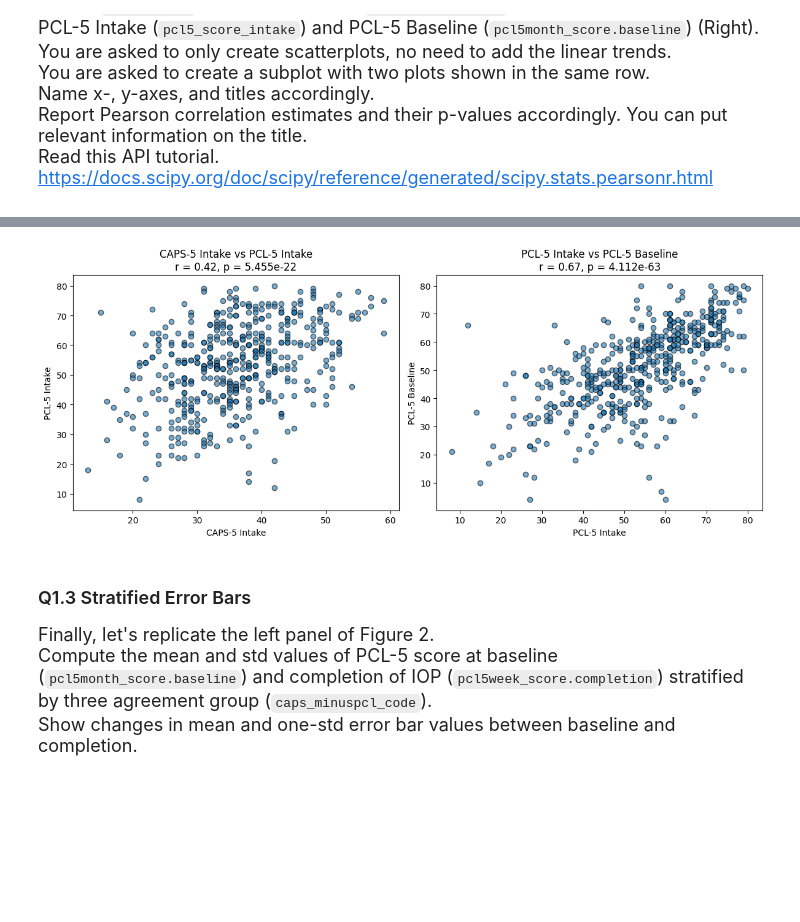
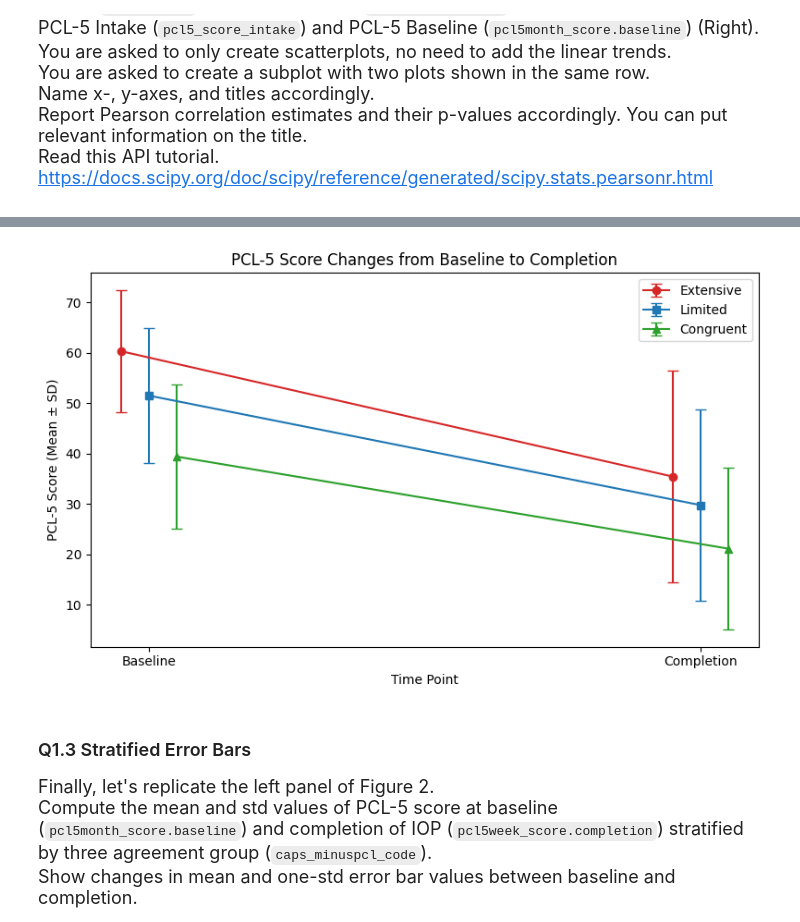
Before and after one commit to yuchenanna/BIOS-584, a Jupyter notebook: Quiz3.ipynb, the cells around one changed output, grey strips where cells are left out. Cells and saved outputs as stored; diff of their text form; code cells hidden in the pictures; blank space fills up the shorter version.

```diff
--- a/Quiz3.ipynb
+++ b/Quiz3.ipynb
@@ -159,52 +159,57 @@ Report Pearson correlation estimates and their p-values accordingly. You can put
 Read this API tutorial. https://docs.scipy.org/doc/scipy/reference/generated/scipy.stats.pearsonr.html
 # %%
 # write your own code below
-import re
-from scipy.stats import pearsonr
+x_arr = np.array(['Baseline', 'Completion'])
+x_arr_num = np.array([0, 1])
 
-def find_col(df, must_contain):
-    tokens = [t.lower() for t in must_contain]
-    for c in df.columns:
-        cl = c.lower()
-        if all(t in cl for t in tokens):
-            return c
-    raise KeyError(f"Could not find a column containing tokens: {must_contain}")
+ptsd_df = ptsd_df.rename(columns=lambda c: c.replace(".", "_") if "." in c else c)
 
-caps_col   = find_col(ptsd_df, ["caps", "intake"])
-pcl_in_col = find_col(ptsd_df, ["pcl5", "intake"])
+baseline_col   = "pcl5month_score_baseline"
+completion_col = "pcl5week_score_completion"
+group_col      = "caps_minuspcl_code"
+
+summary = (
+    ptsd_df.groupby(group_col)[[baseline_col, completion_col]]
+    .agg(["mean", "std"])
+    .round(2)
+)
+display(summary)
+
+groups = summary.index.to_numpy()  # [1, 2, 3]
+baseline_mean = summary[(baseline_col, "mean")].to_numpy()
+baseline_std  = summary[(baseline_col, "std")].to_numpy()
+completion_mean = summary[(completion_col, "mean")].to_numpy()
+completion_std  = summary[(completion_col, "std")].to_numpy()
+
+offset = 0.05
+colors = ['tab:red', 'tab:blue', 'tab:green']
+markers = ['o', 's', '^']
+labels = ['Extensive', 'Limited', 'Congruent']
+
+plt.figure(figsize=(8, 5))
+
+for i, (color, marker, label) in enumerate(zip(colors, markers, labels)):
+    x_shift = x_arr_num + (i - 1) * offset
+    y_mean = [baseline_mean[i], completion_mean[i]]
+    y_err  = [baseline_std[i], completion_std[i]]
+
+    plt.errorbar(
+        x_shift,
+        y_mean,
+        yerr=y_err,
+        fmt=marker + '-',
+        color=color,
+        markersize=6,
+        capsize=4,
+        label=label
+    )
 
 
-try:
-    pcl_base_col = find_col(ptsd_df, ["pcl5", "baseline"])
-except KeyError:
-    pcl_base_col = find_col(ptsd_df, ["pcl5", "month"])
-
-safe_name = re.sub(r"[^0-9a-zA-Z_]+", "_", pcl_base_col)
-if safe_name != pcl_base_col:
-    ptsd_df = ptsd_df.rename(columns={pcl_base_col: safe_name})
-    pcl_base_col = safe_name
-
-xy1 = ptsd_df[[caps_col, pcl_in_col]].dropna()
-xy2 = ptsd_df[[pcl_in_col, pcl_base_col]].dropna()
-
-if len(xy1) < 2 or len(xy2) < 2:
-    raise ValueError("Not enough non-missing rows to compute Pearson correlations.")
-
-r1, p1 = pearsonr(xy1[caps_col],   xy1[pcl_in_col])
-r2, p2 = pearsonr(xy2[pcl_in_col], xy2[pcl_base_col])
-
-fig, axes = plt.subplots(1, 2, figsize=(12, 5))
-
-axes[0].scatter(xy1[caps_col], xy1[pcl_in_col], alpha=0.6, edgecolor="k")
-axes[0].set_xlabel("CAPS-5 Intake")
-axes[0].set_ylabel("PCL-5 Intake")
-axes[0].set_title(f"CAPS-5 Intake vs PCL-5 Intake\nr = {r1:.2f}, p = {p1:.4g}")
-
-axes[1].scatter(xy2[pcl_in_col], xy2[pcl_base_col], alpha=0.6, edgecolor="k")
-axes[1].set_xlabel("PCL-5 Intake")
-axes[1].set_ylabel("PCL-5 Baseline")
-axes[1].set_title(f"PCL-5 Intake vs PCL-5 Baseline\nr = {r2:.2f}, p = {p2:.4g}")
-
+plt.xticks(x_arr_num, x_arr)
+plt.xlabel("Time Point")
+plt.ylabel("PCL-5 Score (Mean ± SD)")
+plt.title("PCL-5 Score Changes from Baseline to Completion")
+plt.legend(loc='upper right')
 plt.tight_layout()
 plt.show()
 # %% [output]
@@ -211,4 +222,4 @@ plt.show()
-[figure, old version]
+[figure, new version]
 # %% [markdown]
 ### Q1.3 Stratified Error Bars
 
```
Also changed, not shown: parts of 2 cells of this notebook.
